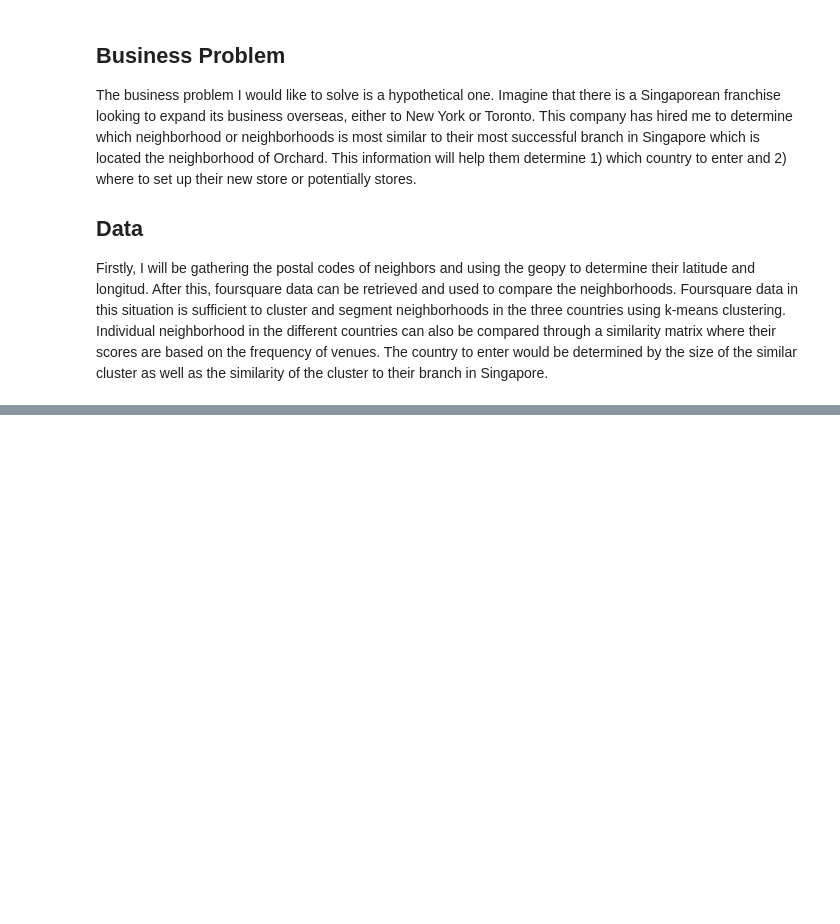
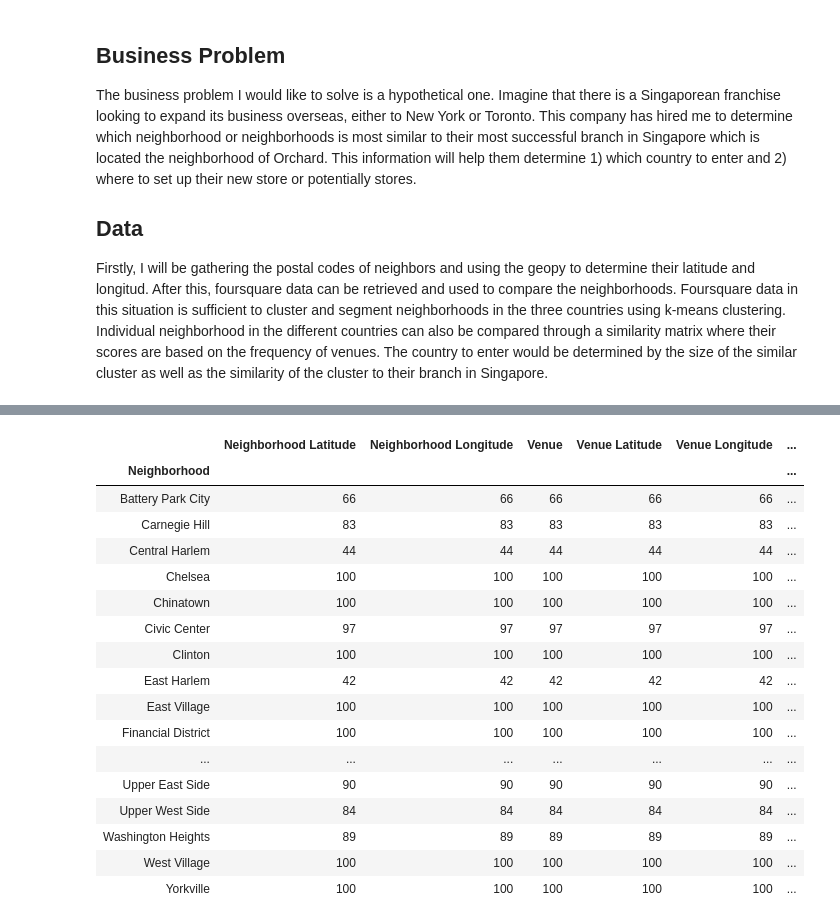
Before and after one commit to Shauniqlo/IBM_CapStone, a Jupyter notebook: capstone.ipynb, the cells around one changed output, grey strips where cells are left out. Saved outputs shown, nothing was run; the diff lists cells and outputs as text; code cells hidden in the pictures; blank space fills up the shorter version.

```diff
--- a/capstone.ipynb
+++ b/capstone.ipynb
@@ -17,0 +480,21 @@ Firstly, I will be gathering the postal codes of neighbors and using the geopy t
+# %%
+neighborhoods_data = newyork_data['features']
+# %%
+# define the dataframe columns
+column_names = ['Borough', 'Neighborhood', 'Latitude', 'Longitude']
+
+# instantiate the dataframe
+neighborhoods = pd.DataFrame(columns=column_names)
+
+for data in neighborhoods_data:
+    borough = neighborhood_name = data['properties']['borough']
+    neighborhood_name = data['properties']['name']
+
+    neighborhood_latlon = data['geometry']['coordinates']
+    neighborhood_lat = neighborhood_latlon[1]
+    neighborhood_lon = neighborhood_latlon[0]
+
+    neighborhoods = neighborhoods.append({'Borough': borough,
+                                          'Neighborhood': neighborhood_name,
+                                          'Latitude': neighborhood_lat,
+                                          'Longitude': neighborhood_lon}, ignore_index=True)
@@ -17,0 +538,6 @@ Firstly, I will be gathering the postal codes of neighbors and using the geopy t
+# %%
+manhattan_data = neighborhoods[neighborhoods['Borough'] == 'Manhattan'].reset_index(drop=True)
+orchard_data = {'Borough':['Singapore'], 'Neighborhood': ['Orchard'], 'Latitude' : [orchard_lat], 'Longitude':[orchard_long]}
+orchard_df = pd.DataFrame(orchard_data)
+manhattan_data = pd.concat([orchard_df, manhattan_data])
+manhattan_data.head()
@@ -17,0 +581,5 @@ Firstly, I will be gathering the postal codes of neighbors and using the geopy t
+# %%
+manhattan_venues = getNearbyVenues(names=manhattan_data['Neighborhood'],
+                                   latitudes=manhattan_data['Latitude'],
+                                   longitudes=manhattan_data['Longitude']
+                                  )
@@ -17,0 +615,21 @@ Firstly, I will be gathering the postal codes of neighbors and using the geopy t
+# %%
+manhattan_venues.groupby('Neighborhood').count()
+# %% [output]
+|  | Neighborhood Latitude | Neighborhood Longitude | Venue | Venue Latitude | Venue Longitude | ... |
+| Neighborhood |  |  |  |  |  | ... |
+| Battery Park City | 66 | 66 | 66 | 66 | 66 | ... |
+| Carnegie Hill | 83 | 83 | 83 | 83 | 83 | ... |
+| Central Harlem | 44 | 44 | 44 | 44 | 44 | ... |
+| Chelsea | 100 | 100 | 100 | 100 | 100 | ... |
+| Chinatown | 100 | 100 | 100 | 100 | 100 | ... |
+| Civic Center | 97 | 97 | 97 | 97 | 97 | ... |
+| Clinton | 100 | 100 | 100 | 100 | 100 | ... |
+| East Harlem | 42 | 42 | 42 | 42 | 42 | ... |
+| East Village | 100 | 100 | 100 | 100 | 100 | ... |
+| Financial District | 100 | 100 | 100 | 100 | 100 | ... |
+| ... | ... | ... | ... | ... | ... | ... |
+| Upper East Side | 90 | 90 | 90 | 90 | 90 | ... |
+| Upper West Side | 84 | 84 | 84 | 84 | 84 | ... |
+| Washington Heights | 89 | 89 | 89 | 89 | 89 | ... |
+| West Village | 100 | 100 | 100 | 100 | 100 | ... |
+| Yorkville | 100 | 100 | 100 | 100 | 100 | ... |
```
Also changed, not shown: parts of 60 cells of this notebook.
